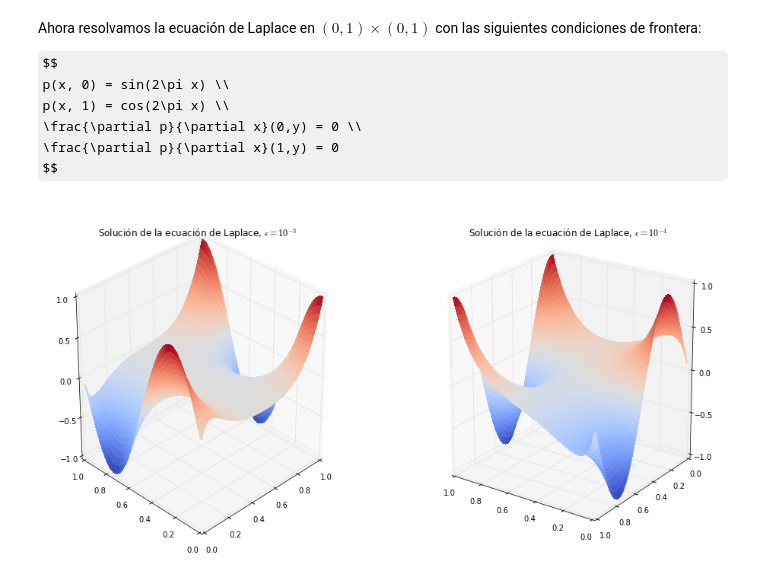
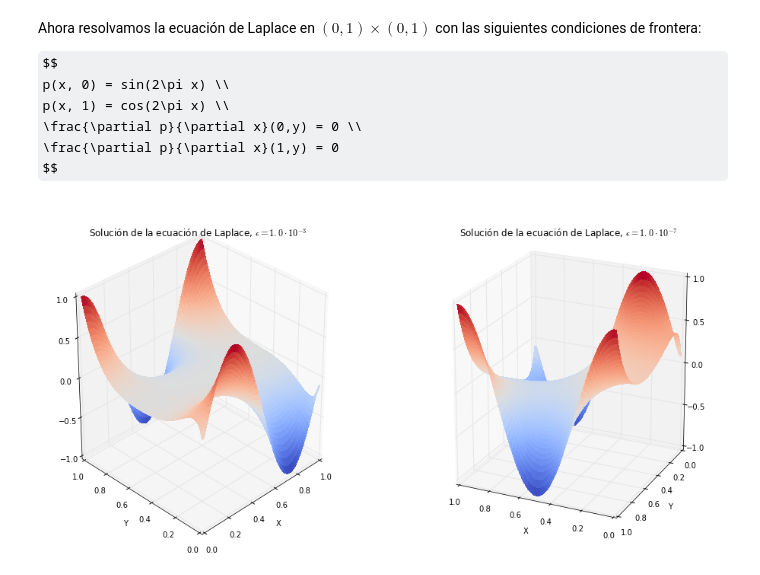
Before and after one commit to diegohdzrjk/Proyecto-MAF, a Jupyter notebook: Paso11_Ecuacion_de_Laplace.ipynb, the cells around one changed output. Saved outputs shown, nothing was run; the diff lists cells and outputs as text; code cells hidden in the pictures; some formulas as TeX source.

```diff
--- a/Paso11_Ecuacion_de_Laplace.ipynb
+++ b/Paso11_Ecuacion_de_Laplace.ipynb
@@ -44,6 +38,8 @@ def plot2D(x, y, p, p_lap, title1, title2, ang):
             linewidth=0, antialiased=False)
     ax.set_xlim(0,1)
     ax.set_ylim(0,1)
+    ax.set_xlabel('X')
+    ax.set_ylabel('Y')
     ax.set_title(title1)
     ax.view_init(30,225)
 
@@ -51,6 +47,8 @@ def plot2D(x, y, p, p_lap, title1, title2, ang):
             linewidth=0, antialiased=False)
     bx.set_xlim(0,1)
     bx.set_ylim(0,1)
+    bx.set_xlabel('X')
+    bx.set_ylabel('Y')
     bx.set_title(title2)
     bx.view_init(20,ang)
 # %% [markdown]
@@ -190,33 +186,31 @@ p(x, 1) = cos(2\pi x) \\
 $$
 # %%
 def cond_front2(p, x, y):
-
-    p[:, 0] = sin(2*pi*x)
-    p[:, -1] = cos(2*pi*x)
-    p[0,:] = p[1,:]
-    p[-1,:] = p[-2,:]
-
+    p[0,:] = sin(2*pi*x) #y=0
+    p[-1:] = cos(2*pi*x) #y=1
+    p[:,0] = p[:,1]      #x=0
+    p[:,-1] = p[:,-2]    #x=1
     return p
 # %%
 nx = 71
 ny = 71
 dx = 1./(nx-1)
 dy = 1./(ny-1)
 
 x = linspace(0, 1, nx)
 y = linspace(0, 1, ny)
 
 #Se define un arreglo de puros ceros
-p0 = zeros((nx, ny))
+p0 = zeros((ny, nx))
 
 #Se imponen las condiciones de frontera
 p0 = cond_front2(p0, x, y)
 
 #Se calcula la solucion de la ecuacion de laplace
 Psol = laplace_rec(p0, x, y, dx, dy, 1.0e-3, cond_front2)
-Psol2 = laplace_rec(p0, x, y, dx, dy, 1.0e-4, cond_front2)
+Psol2 = laplace_rec(p0, x, y, dx, dy, 1.0e-7, cond_front2)
 
-plot2D(x, y, Psol, Psol2, u'Solución de la ecuación de Laplace, $\epsilon= 10^{-3}$',
-       u'Solución de la ecuación de Laplace, $\epsilon= 10^{-4}$', 125)
+plot2D(x, y, Psol, Psol2, u'Solución de la ecuación de Laplace, $\epsilon= 1.0\cdot10^{-3}$',
+       u'Solución de la ecuación de Laplace, $\epsilon= 1.0\cdot10^{-7}$', 115)
 # %% [output]
-[figure, old version]
+[figure, new version]
```
Also changed, not shown: parts of 4 cells of this notebook, 9 other files.
